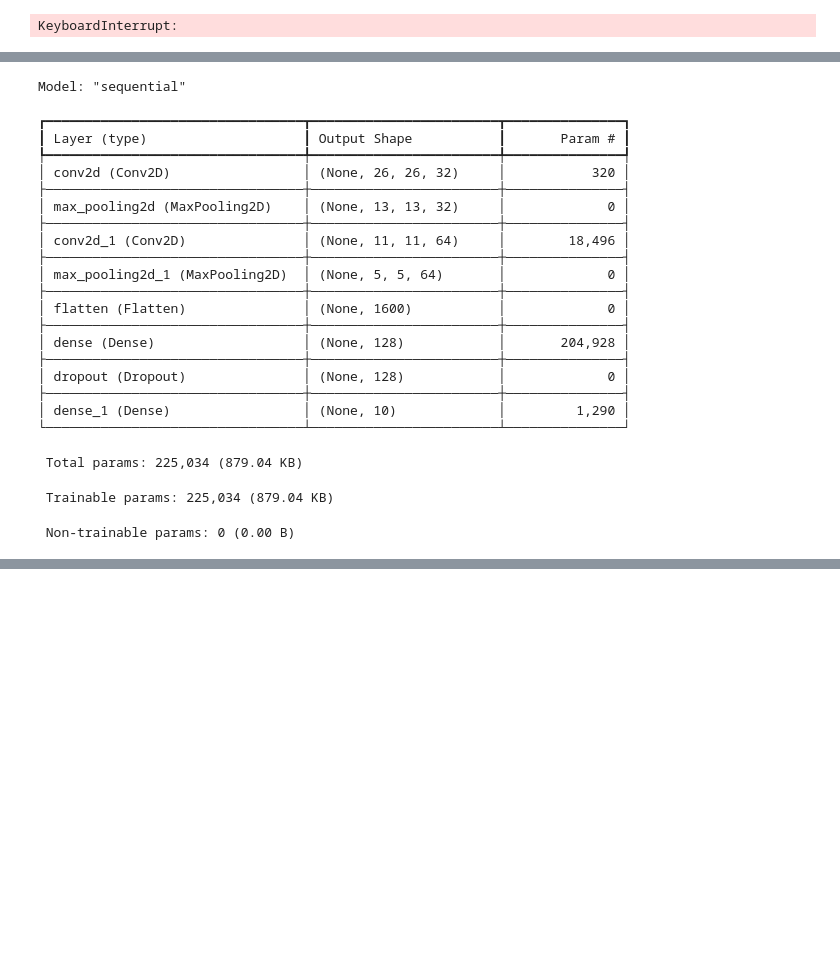
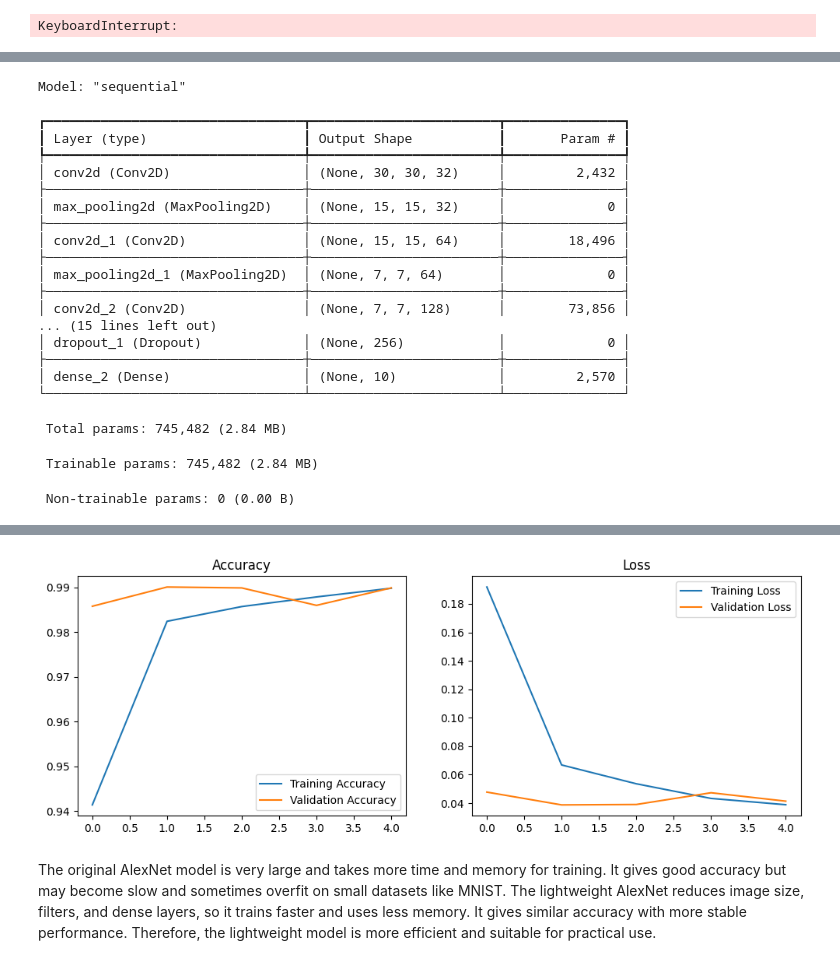
Before and after one commit to Varshini151205/DL, a Jupyter notebook: DL7.ipynb, the cells around one changed output, grey strips where cells are left out. Saved outputs shown, nothing was run; the diff lists cells and outputs as text; code cells hidden in the pictures; blank space fills up the shorter version.

```diff
--- a/DL7.ipynb
+++ b/DL7.ipynb
@@ -305,40 +391,49 @@ from keras.layers import Dense, Dropout, Conv2D, MaxPooling2D, Flatten
 import matplotlib.pyplot as plt
 import gc
 keras.backend.clear_session()
+
 (x_train, y_train), (x_test, y_test) = mnist.load_data()
+
 x_train = tf.expand_dims(x_train, axis=-1)
 x_test = tf.expand_dims(x_test, axis=-1)
-
 def process_image(image, label):
-    image = tf.cast(image, tf.float32) / 255.0   # normalize
+    image = tf.image.grayscale_to_rgb(image)
+    image = tf.image.resize(image, (64, 64))   #reduced from 224 → 64
+    image = tf.cast(image, tf.float32) / 255.0
     label = tf.one_hot(label, 10)
     return image, label
+
 train_dataset = tf.data.Dataset.from_tensor_slices((x_train, y_train))
 train_dataset = train_dataset.map(process_image).shuffle(1000).batch(32).prefetch(tf.data.AUTOTUNE)
 
 test_dataset = tf.data.Dataset.from_tensor_slices((x_test, y_test))
 test_dataset = test_dataset.map(process_image).batch(32).prefetch(tf.data.AUTOTUNE)
 
-model = Sequential([
-    Conv2D(32, (3,3), activation='relu', input_shape=(28,28,1)),
-    MaxPooling2D(2,2),
-    Conv2D(64, (3,3), activation='relu'),
-    MaxPooling2D(2,2),
-    Flatten(),
-    Dense(128, activation='relu'),
-    Dropout(0.5),
-    Dense(10, activation='softmax')
-])
+model = Sequential()
+model.add(Conv2D(32, (5,5), strides=2, activation='relu', input_shape=(64,64,3)))
+model.add(MaxPooling2D(pool_size=(2,2)))
+model.add(Conv2D(64, (3,3), padding='same', activation='relu'))
+model.add(MaxPooling2D(pool_size=(2,2)))
+model.add(Conv2D(128, (3,3), padding='same', activation='relu'))
+model.add(Conv2D(128, (3,3), padding='same', activation='relu'))
+model.add(Conv2D(64, (3,3), padding='same', activation='relu'))
+model.add(MaxPooling2D(pool_size=(2,2)))
+model.add(Flatten())
+model.add(Dense(512, activation='relu'))   #reduced from 4096
+model.add(Dropout(0.5))
+model.add(Dense(256, activation='relu'))   #reduced
+model.add(Dropout(0.5))
+model.add(Dense(10, activation='softmax'))
 
 model.compile(optimizer=keras.optimizers.Adam(),loss='categorical_crossentropy',metrics=['accuracy'])
 model.summary()
-
 history = model.fit(train_dataset, epochs=5, validation_data=test_dataset)
-
 test_loss, test_acc = model.evaluate(test_dataset)
 print('Test accuracy:', test_acc)
+
 gc.collect()
 plt.figure(figsize=(12, 4))
+
 plt.subplot(1, 2, 1)
 plt.plot(history.history['accuracy'], label='Training Accuracy')
 plt.plot(history.history['val_accuracy'], label='Validation Accuracy')
@@ -357,23 +452,21 @@ Model: "sequential"
 ┏━━━━━━━━━━━━━━━━━━━━━━━━━━━━━━━━━┳━━━━━━━━━━━━━━━━━━━━━━━━┳━━━━━━━━━━━━━━━┓
 ┃ Layer (type)                    ┃ Output Shape           ┃       Param # ┃
 ┡━━━━━━━━━━━━━━━━━━━━━━━━━━━━━━━━━╇━━━━━━━━━━━━━━━━━━━━━━━━╇━━━━━━━━━━━━━━━┩
-│ conv2d (Conv2D)                 │ (None, 26, 26, 32)     │           320 │
+│ conv2d (Conv2D)                 │ (None, 30, 30, 32)     │         2,432 │
 ├─────────────────────────────────┼────────────────────────┼───────────────┤
-│ max_pooling2d (MaxPooling2D)    │ (None, 13, 13, 32)     │             0 │
+│ max_pooling2d (MaxPooling2D)    │ (None, 15, 15, 32)     │             0 │
 ├─────────────────────────────────┼────────────────────────┼───────────────┤
-│ conv2d_1 (Conv2D)               │ (None, 11, 11, 64)     │        18,496 │
+│ conv2d_1 (Conv2D)               │ (None, 15, 15, 64)     │        18,496 │
 ├─────────────────────────────────┼────────────────────────┼───────────────┤
-│ max_pooling2d_1 (MaxPooling2D)  │ (None, 5, 5, 64)       │             0 │
+│ max_pooling2d_1 (MaxPooling2D)  │ (None, 7, 7, 64)       │             0 │
 ├─────────────────────────────────┼────────────────────────┼───────────────┤
-│ flatten (Flatten)               │ (None, 1600)           │             0 │
+│ conv2d_2 (Conv2D)               │ (None, 7, 7, 128)      │        73,856 │
+... (15 lines left out)
+│ dropout_1 (Dropout)             │ (None, 256)            │             0 │
 ├─────────────────────────────────┼────────────────────────┼───────────────┤
-│ dense (Dense)                   │ (None, 128)            │       204,928 │
-├─────────────────────────────────┼────────────────────────┼───────────────┤
-│ dropout (Dropout)               │ (None, 128)            │             0 │
-├─────────────────────────────────┼────────────────────────┼───────────────┤
-│ dense_1 (Dense)                 │ (None, 10)             │         1,290 │
+│ dense_2 (Dense)                 │ (None, 10)             │         2,570 │
 └─────────────────────────────────┴────────────────────────┴───────────────┘
- Total params: 225,034 (879.04 KB)
+ Total params: 745,482 (2.84 MB)
- Trainable params: 225,034 (879.04 KB)
+ Trainable params: 745,482 (2.84 MB)
  Non-trainable params: 0 (0.00 B)
 Epoch 1/5
@@ -388,0 +484,3 @@ Epoch 5/5
+[figure, added]
+# %% [markdown]
+The original AlexNet model is very large and takes more time and memory for training. It gives good accuracy but may become slow and sometimes overfit on small datasets like MNIST. The lightweight AlexNet reduces image size, filters, and dense layers, so it trains faster and uses less memory. It gives similar accuracy with more stable performance. Therefore, the lightweight model is more efficient and suitable for practical use.
```
Also changed, not shown: parts of 4 cells of this notebook.
